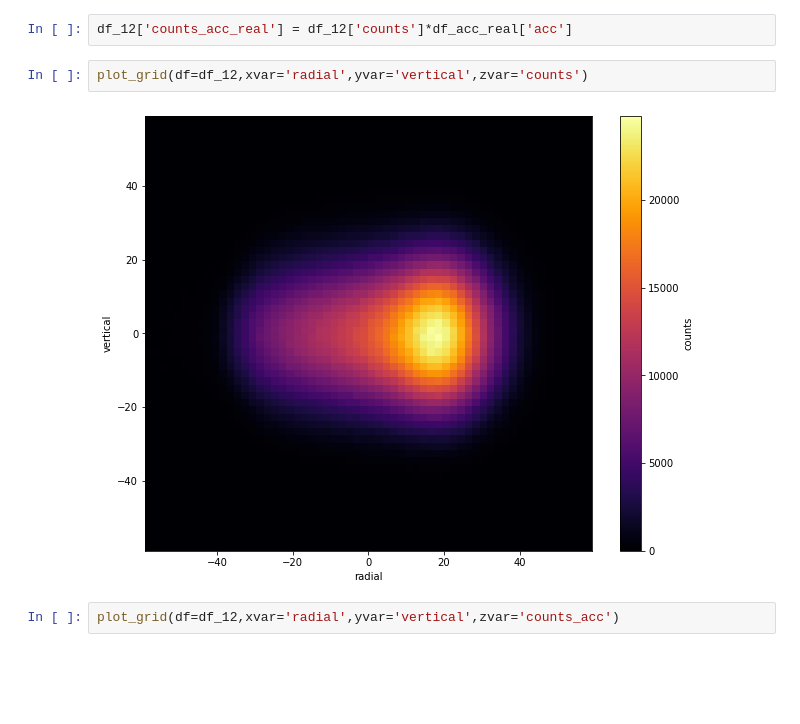
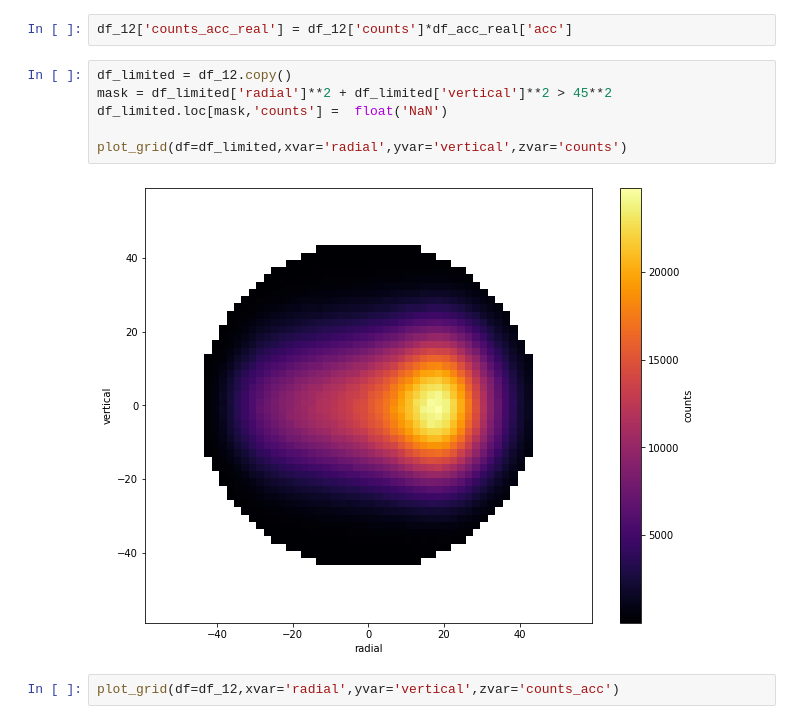
Before and after one commit to jasonbono/muon-field-averaging, a Jupyter notebook: acceptance_functions/apply_acceptance_function_demo.ipynb, the cells around one changed output. Saved outputs shown, nothing was run; the diff lists cells and outputs as text; blank space fills up the shorter version.

```diff
--- a/acceptance_functions/apply_acceptance_function_demo.ipynb
+++ b/acceptance_functions/apply_acceptance_function_demo.ipynb
@@ -104,10 +104,14 @@ plot_grid(df=df_acc_real,zvar='acc')
 [figure]
 # %%
 df_12['counts_acc_real'] = df_12['counts']*df_acc_real['acc']
-# %%
-plot_grid(df=df_12,xvar='radial',yvar='vertical',zvar='counts')
-# %% [output]
-[figure, removed]
+# %%
+df_limited = df_12.copy()
+mask = df_limited['radial']**2 + df_limited['vertical']**2 > 45**2
+df_limited.loc[mask,'counts'] =  float('NaN')
+
+plot_grid(df=df_limited,xvar='radial',yvar='vertical',zvar='counts')
+# %% [output]
+[figure, added]
 # %%
 plot_grid(df=df_12,xvar='radial',yvar='vertical',zvar='counts_acc')
 # %% [output]
```
Also changed, not shown: parts of 2 cells of this notebook, 6 other files.
